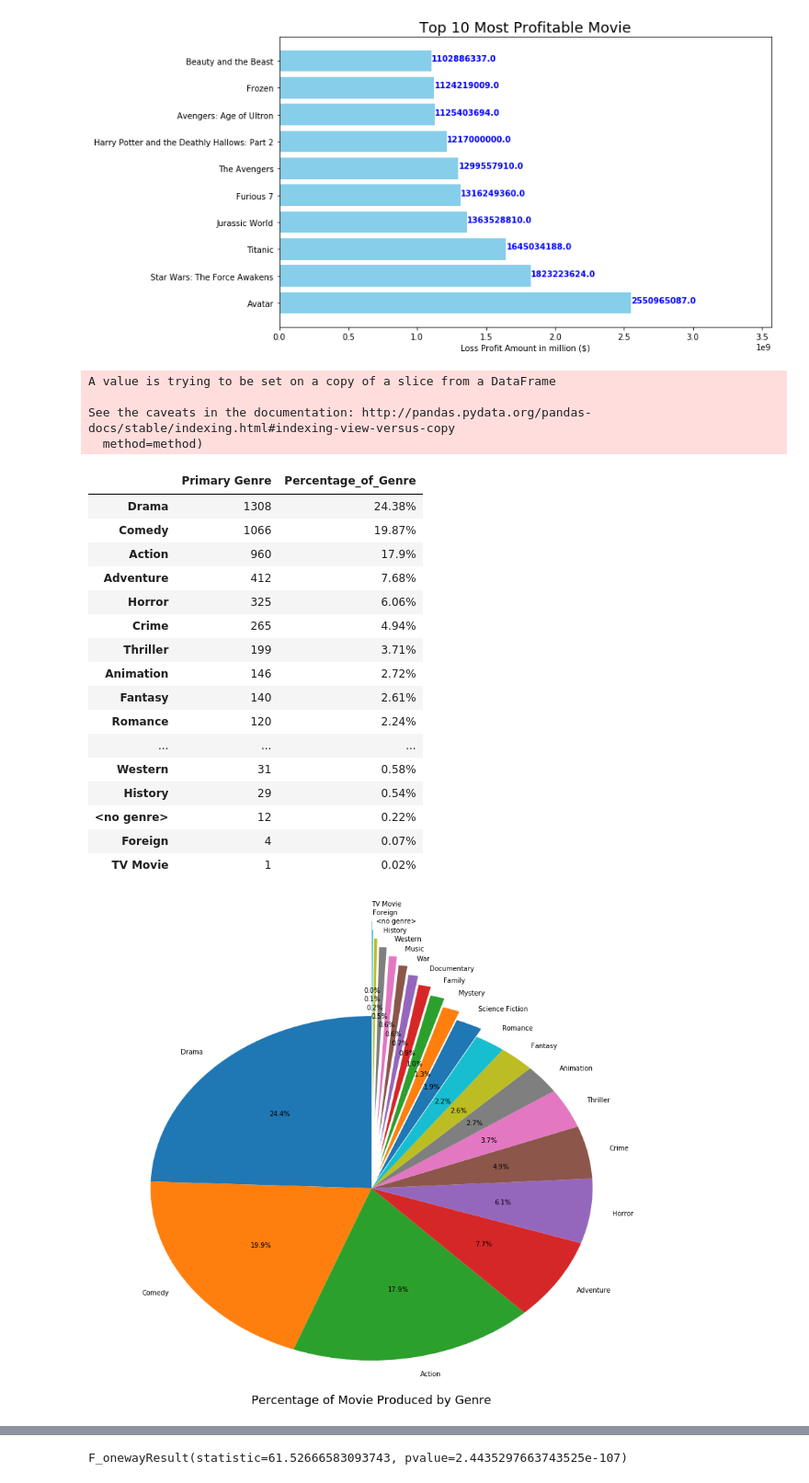
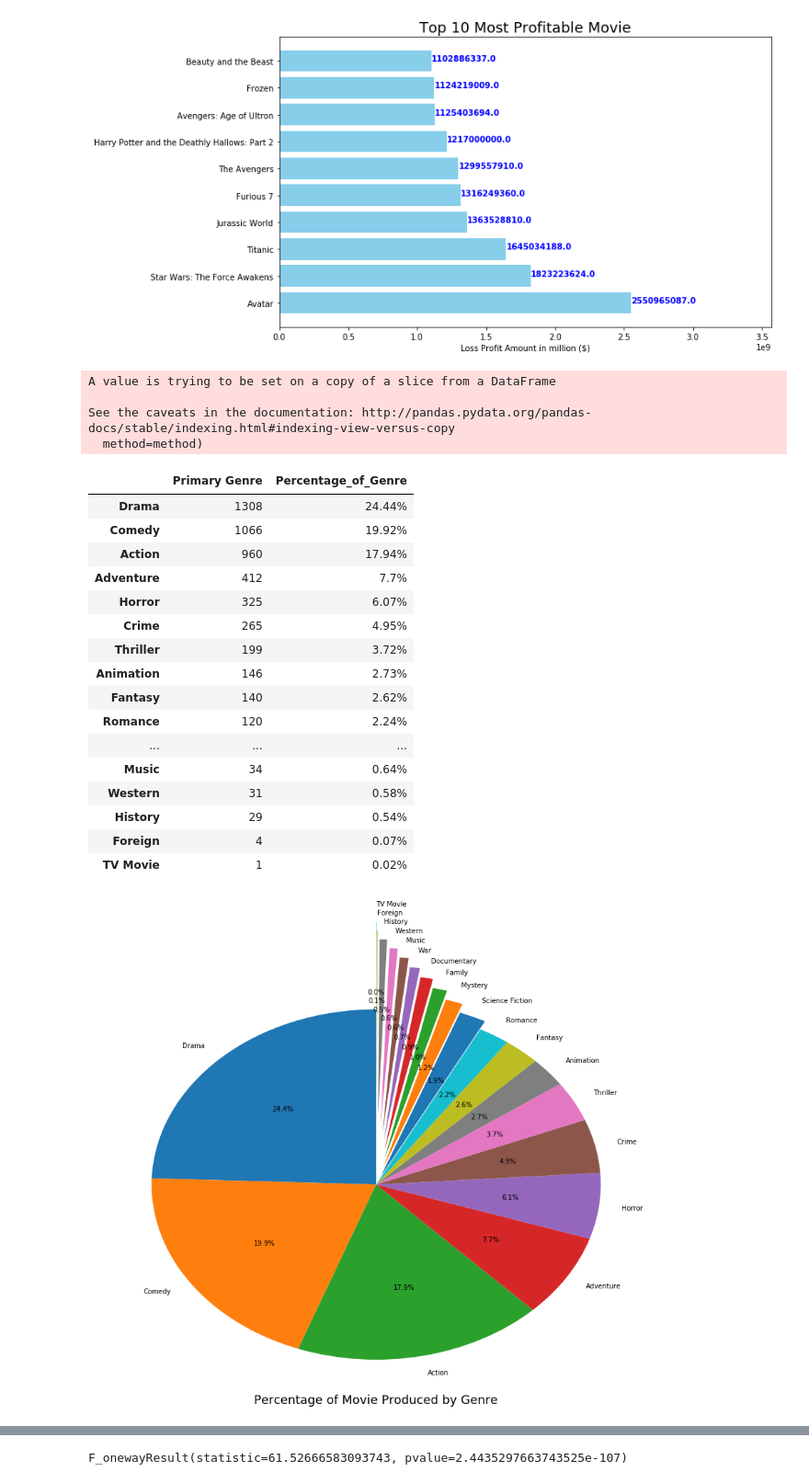
Before and after one commit to sarahshelden/Project1DataScience, a Jupyter notebook: movies.ipynb, the cells around one changed output, grey strips where cells are left out. Shown at 92% size. Cells and saved outputs as stored; diff of their text form; code cells hidden in the pictures.

```diff
--- a/movies.ipynb
+++ b/movies.ipynb
@@ -42,4 +42,5 @@ count after filtering out movies in future date: 5364
 # %%
 # extract the Genre from the column that has a list of dictionaries
 clean_movie_data_df['Primary Genre']=[json.loads(row.genres.replace("'",'"'))[0]['name'] if row.genres != '[]' else '' for _,row in clean_movie_data_df.iterrows()]
-print(clean_movie_data_df[['revenue','net_loss_profit','Primary Genre', 'release_year', 'title', 'popularity']])
+clean_movie_data_df = clean_movie_data_df.loc[clean_movie_data_df['Primary Genre']!= ""]
+#print(clean_movie_data_df[['revenue','net_loss_profit','Primary Genre', 'release_year', 'title', 'popularity']])
@@ -163,13 +121,14 @@ reduced_data_genre_df.replace("", "<no genre>", inplace = True)
 # get different genre counts
 genre_counts = reduced_data_genre_df["Primary Genre"].value_counts()
 
-
-
-
 # Convert the genre_counts Series into a DataFrame
 genre_counts_df = pd.DataFrame(genre_counts)
 
-
+# chisquare changes  start
+observed_genre_counts_df = genre_counts_df.copy()
+observed_genre_counts_df[1] = 268
+observed_genre_counts_df.columns = ["observed" ,"obs_exp"]
+# chisquare changes  end
 
 # Add a column Percentage of Players to the DataFrame and calculate the percentage
 genre_counts_df["Percentage_of_Genre"] = ((genre_counts_df["Primary Genre"]/reduced_data_genre_df["Primary Genre"].count())*100).round(2).astype(str) + "%"
@@ -181,39 +140,40 @@ A value is trying to be set on a copy of a slice from a DataFrame
 See the caveats in the documentation: http://pandas.pydata.org/pandas-docs/stable/indexing.html#indexing-view-versus-copy
   method=method)
 |  | Primary Genre | Percentage_of_Genre |
-| Drama | 1308 | 24.38% |
-| Comedy | 1066 | 19.87% |
-| Action | 960 | 17.9% |
-| Adventure | 412 | 7.68% |
-| Horror | 325 | 6.06% |
-| Crime | 265 | 4.94% |
-| Thriller | 199 | 3.71% |
-| Animation | 146 | 2.72% |
-| Fantasy | 140 | 2.61% |
+| Drama | 1308 | 24.44% |
+| Comedy | 1066 | 19.92% |
+| Action | 960 | 17.94% |
+| Adventure | 412 | 7.7% |
+| Horror | 325 | 6.07% |
+| Crime | 265 | 4.95% |
+| Thriller | 199 | 3.72% |
+| Animation | 146 | 2.73% |
+| Fantasy | 140 | 2.62% |
 | Romance | 120 | 2.24% |
 | ... | ... | ... |
+| Music | 34 | 0.64% |
 | Western | 31 | 0.58% |
 | History | 29 | 0.54% |
-| <no genre> | 12 | 0.22% |
 | Foreign | 4 | 0.07% |
 | TV Movie | 1 | 0.02% |
 # %%
+# pie plot to display the percentage of movies produced by Genre
 title_list = reduced_data_genre_df["Primary Genre"].value_counts().index.tolist()
 value_list = (((genre_counts_df["Primary Genre"]/reduced_data_genre_df["Primary Genre"].count())*100).round(2)).tolist()
 
 fig1, ax1 = plt.subplots(figsize=(15,12))
 
 explode = (0.0, 0.0, 0.0, 0.0, 0.0, 0.0, 0.0, 0.0, 0.0, 0.0,
-           0.05, 0.1,0.15,0.2,0.25,0.3,0.35,0.4,0.45,0.5,0.55)
+           0.05, 0.1,0.15,0.2,0.25,0.3,0.35,0.4,0.45,0.5)
 ax1.pie(value_list, labels=title_list, explode = explode, autopct='%1.1f%%',
         startangle=90)
 
 
 plt.title("Percentage of Movie Produced by Genre", y=-0.01, fontsize = 18)
 
 plt.show()
 # %% [output]
-[figure, old version]
+[figure, new version]
 # %%
 #df=sort_by_revenue.drop(columns=['budget', 'genres', 'original_language', 'production_companies', 'release_date', 'status', 'release_year', 'popularity', 'vote_average', 'vote_count','net_loss_profit'])
 df= sort_by_revenue[['title', 'Primary Genre', 'revenue']]
```
Also changed, not shown: parts of 29 cells of this notebook, 2 other files.
